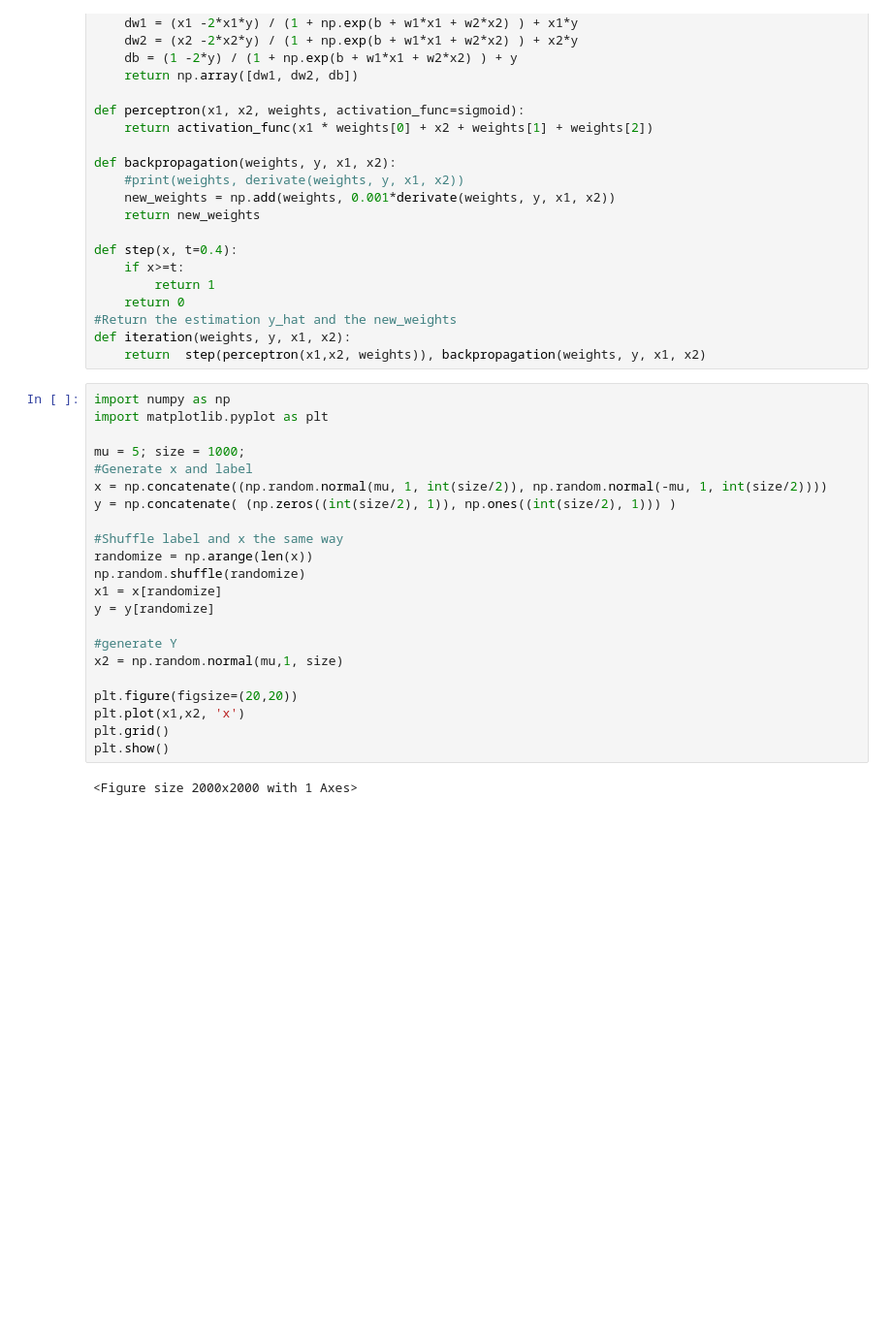
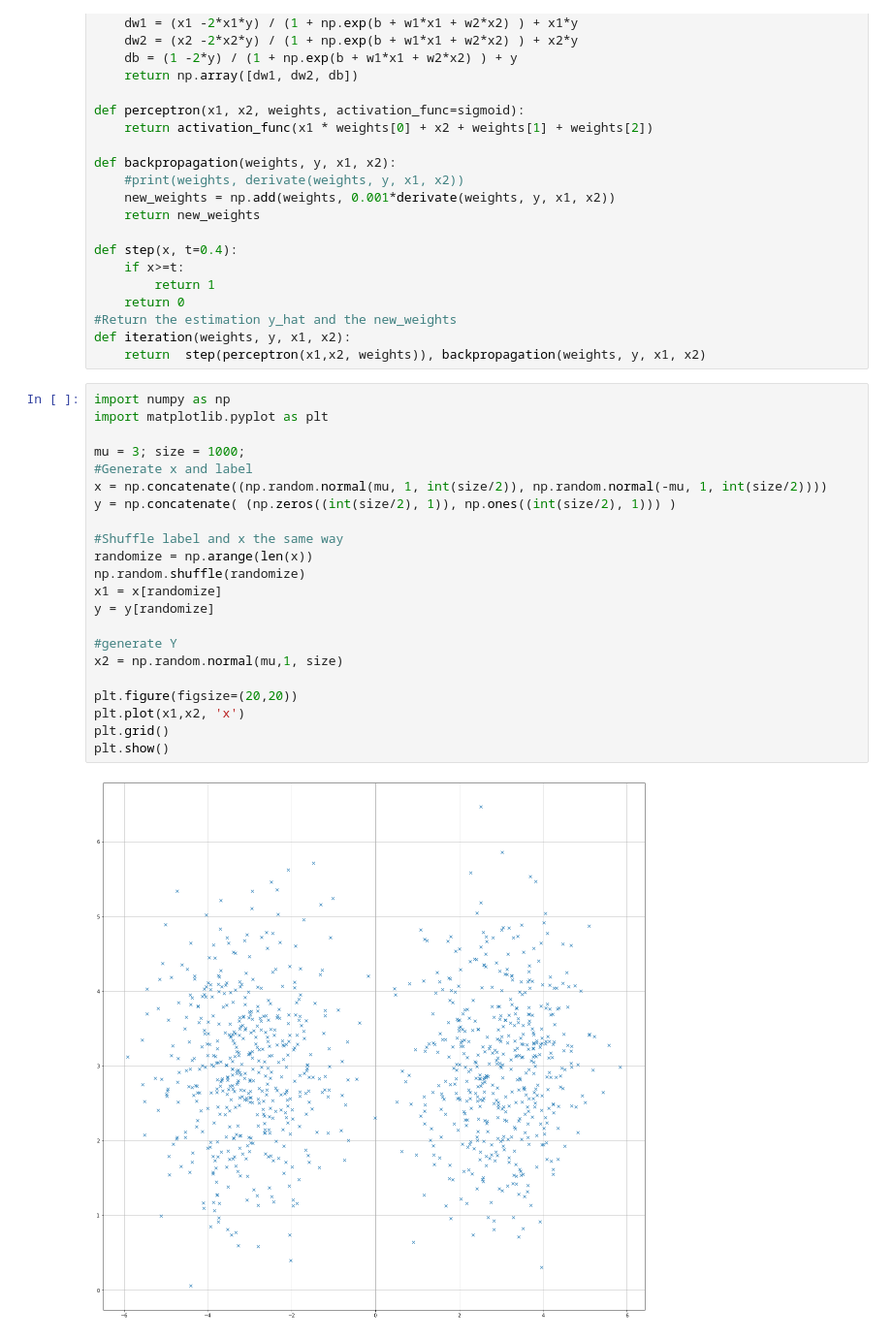
Before and after one commit to ShiversVert/Bio_neuro_imaging, a Jupyter notebook: neuronal_computing/neuronal_computing.ipynb, the cells around one changed output. Shown: that part at 97% size. Saved outputs shown, nothing was run; the diff lists cells and outputs as text; blank space fills up the shorter version.

```diff
--- a/neuronal_computing/neuronal_computing.ipynb
+++ b/neuronal_computing/neuronal_computing.ipynb
@@ -36,27 +49,27 @@ def iteration(weights, y, x1, x2):
 # %%
 import numpy as np
 import matplotlib.pyplot as plt
 
-mu = 5; size = 1000;
+mu = 3; size = 1000;
 #Generate x and label
 x = np.concatenate((np.random.normal(mu, 1, int(size/2)), np.random.normal(-mu, 1, int(size/2))))
 y = np.concatenate( (np.zeros((int(size/2), 1)), np.ones((int(size/2), 1))) )
 
 #Shuffle label and x the same way
 randomize = np.arange(len(x))
 np.random.shuffle(randomize)
 x1 = x[randomize]
 y = y[randomize]
 
 #generate Y
 x2 = np.random.normal(mu,1, size)
 
 plt.figure(figsize=(20,20))
 plt.plot(x1,x2, 'x')
 plt.grid()
 plt.show()
 # %% [output]
-<Figure size 2000x2000 with 1 Axes>
+[figure, added]
 # %%
 #INIT
 init = 1e-10
```
Also changed, not shown: parts of 3 cells of this notebook.
